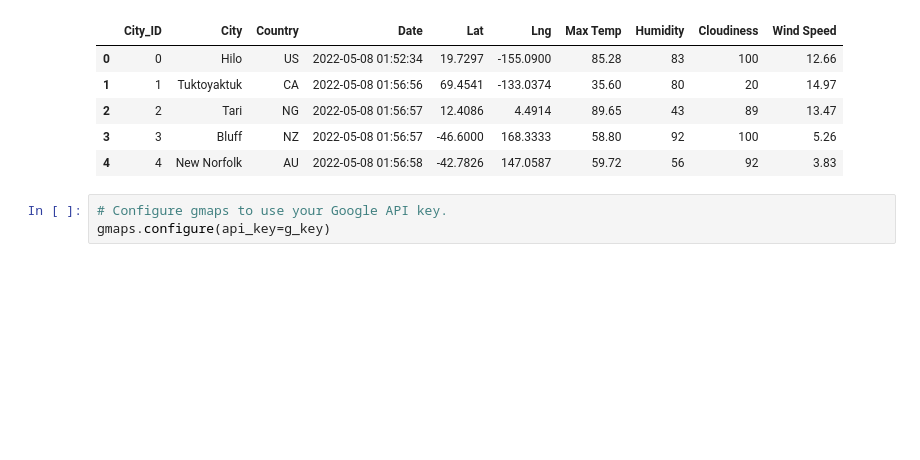
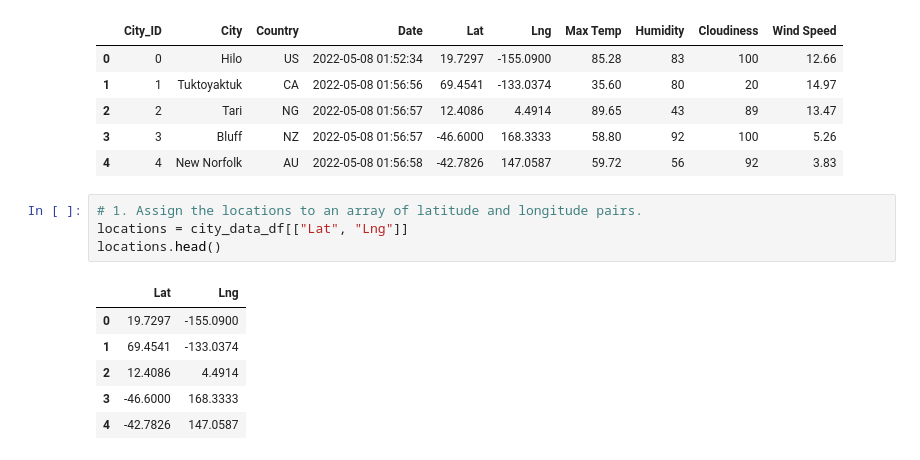
Before and after one commit to BenjaminAguayo/World_weather_Analysis, a Jupyter notebook: VacationPy.ipynb, the cells around one changed output. Drawn from its saved outputs; the diff is of its cells as text; blank space fills up the shorter version.

```diff
--- a/VacationPy.ipynb
+++ b/VacationPy.ipynb
@@ -16,6 +26,14 @@ city_data_df.head()
 | 2 | 2 | Tari | NG | 2022-05-08 01:56:57 | 12.4086 | 4.4914 | 89.65 | 43 | 89 | 13.47 |
 | 3 | 3 | Bluff | NZ | 2022-05-08 01:56:57 | -46.6000 | 168.3333 | 58.80 | 92 | 100 | 5.26 |
 | 4 | 4 | New Norfolk | AU | 2022-05-08 01:56:58 | -42.7826 | 147.0587 | 59.72 | 56 | 92 | 3.83 |
-# %%
-# Configure gmaps to use your Google API key.
-gmaps.configure(api_key=g_key)
+# %%
+# 1. Assign the locations to an array of latitude and longitude pairs.
+locations = city_data_df[["Lat", "Lng"]]
+locations.head()
+# %% [output]
+|  | Lat | Lng |
+| 0 | 19.7297 | -155.0900 |
+| 1 | 69.4541 | -133.0374 |
+| 2 | 12.4086 | 4.4914 |
+| 3 | -46.6000 | 168.3333 |
+| 4 | -42.7826 | 147.0587 |
```
Also changed, not shown: parts of 35 cells of this notebook.
